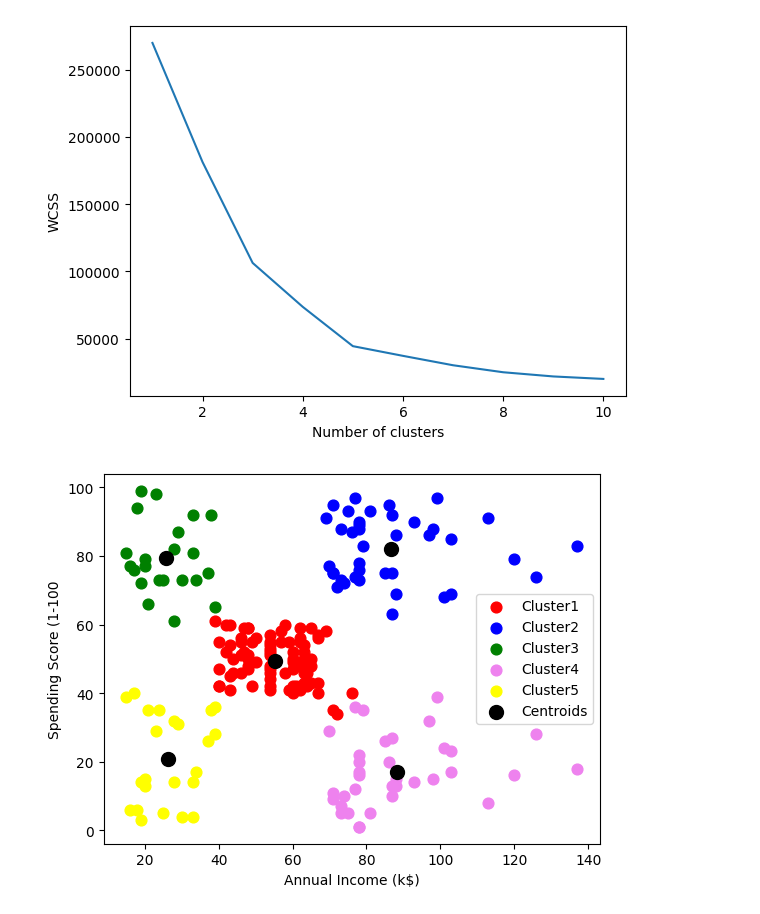
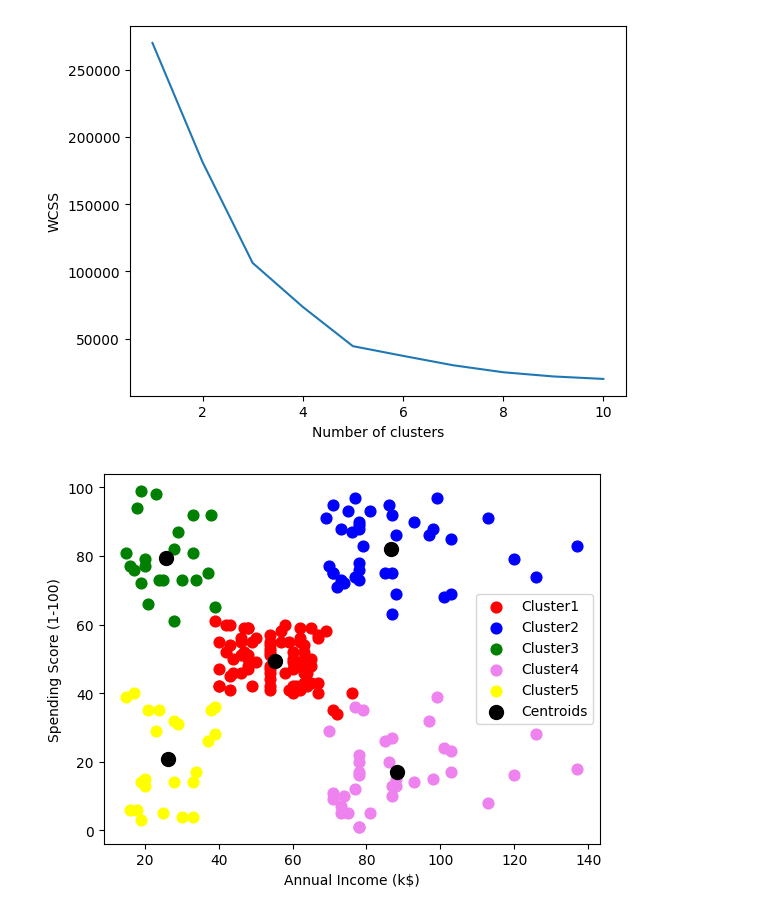
Before and after one commit to NinadKarlekar/Practical_BscIT_MscIT_Ninad, a Jupyter notebook: MscIT/Semester 3/Machine_Learning/Practical10/10.ipynb, the cells around one changed output. Cells and saved outputs as stored; diff of their text form; code cells hidden in the pictures.

```diff
--- a/MscIT/Semester 3/Machine_Learning/Practical10/10.ipynb
+++ b/MscIT/Semester 3/Machine_Learning/Practical10/10.ipynb
@@ -25,17 +25,17 @@ plt.show()
 # %%
 #The point at which the elbow shape is created is 5.
 kmeans = KMeans(n_clusters=5,init="k-means++",random_state=42)
 y_kmeans = kmeans.fit_predict(X)
 
 plt.scatter(X[y_kmeans == 0,0], X[y_kmeans == 0,1], s = 60, c = 'red', label = 'Cluster1')
 plt.scatter(X[y_kmeans == 1,0], X[y_kmeans == 1,1], s = 60, c = 'blue', label = 'Cluster2')
 plt.scatter(X[y_kmeans == 2,0], X[y_kmeans == 2,1], s = 60, c = 'green', label = 'Cluster3')
 plt.scatter(X[y_kmeans == 3,0], X[y_kmeans == 3,1], s = 60, c = 'violet', label = 'Cluster4')
 plt.scatter(X[y_kmeans == 4,0], X[y_kmeans == 4,1], s = 60, c = 'yellow', label = 'Cluster5')
 plt.scatter(kmeans.cluster_centers_[:,0], kmeans.cluster_centers_[:,1],s=100,c='black',label='Centroids')
 plt.xlabel('Annual Income (k$)')
-plt.ylabel('Spending Score (1-100')
+plt.ylabel('Spending Score (1-100)')
 plt.legend()
 plt.show()
 # %% [output]
-[figure, old version]
+[figure, new version]
```
Also changed, not shown: 49 other files.
